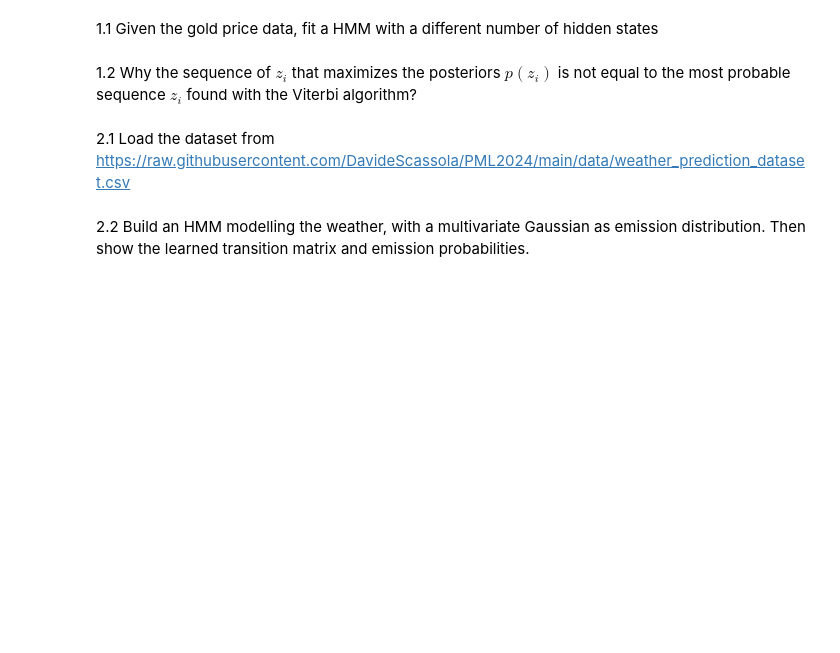
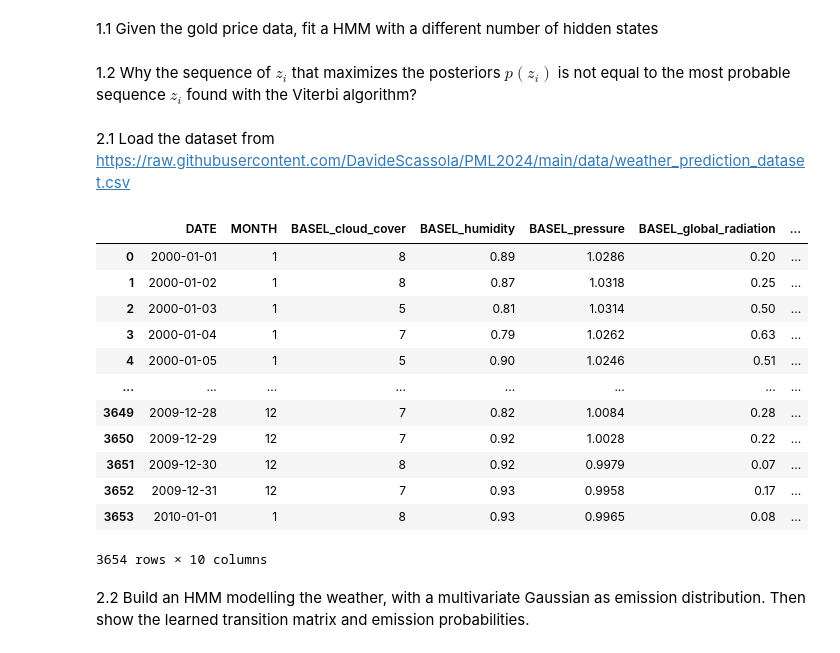
Before and after one commit to DavideScassola/PML2024, a Jupyter notebook: Notebooks/05_HMM.ipynb, the cells around one changed output. Saved outputs shown, nothing was run; the diff lists cells and outputs as text; code cells hidden in the pictures; blank space fills up the shorter version.

```diff
--- a/Notebooks/05_HMM.ipynb
+++ b/Notebooks/05_HMM.ipynb
@@ -194,5 +196,29 @@ _ = plt.colorbar()
 1.2 Why the sequence of $z_i$ that maximizes the posteriors $p(z_i)$ is not equal to the most probable sequence $z_i$ found with the Viterbi algorithm?
 # %% [markdown]
 2.1 Load the dataset from https://raw.githubusercontent.com/DavideScassola/PML2024/main/data/weather_prediction_dataset.csv
+# %%
+import pandas as pd
+import numpy as np
+from hmmlearn import hmm
+import matplotlib.pyplot as plt
+
+DATASET_URL = 'https://raw.githubusercontent.com/DavideScassola/PML2024/main/data/weather_prediction_dataset.csv'
+df = pd.read_csv(DATASET_URL)
+df['DATE'] = pd.to_datetime(df['DATE'])
+df
+# %% [output]
+|  | DATE | MONTH | BASEL_cloud_cover | BASEL_humidity | BASEL_pressure | BASEL_global_radiation | ... |
+| 0 | 2000-01-01 | 1 | 8 | 0.89 | 1.0286 | 0.20 | ... |
+| 1 | 2000-01-02 | 1 | 8 | 0.87 | 1.0318 | 0.25 | ... |
+| 2 | 2000-01-03 | 1 | 5 | 0.81 | 1.0314 | 0.50 | ... |
+| 3 | 2000-01-04 | 1 | 7 | 0.79 | 1.0262 | 0.63 | ... |
+| 4 | 2000-01-05 | 1 | 5 | 0.90 | 1.0246 | 0.51 | ... |
+| ... | ... | ... | ... | ... | ... | ... | ... |
+| 3649 | 2009-12-28 | 12 | 7 | 0.82 | 1.0084 | 0.28 | ... |
+| 3650 | 2009-12-29 | 12 | 7 | 0.92 | 1.0028 | 0.22 | ... |
+| 3651 | 2009-12-30 | 12 | 8 | 0.92 | 0.9979 | 0.07 | ... |
+| 3652 | 2009-12-31 | 12 | 7 | 0.93 | 0.9958 | 0.17 | ... |
+| 3653 | 2010-01-01 | 1 | 8 | 0.93 | 0.9965 | 0.08 | ... |
+3654 rows × 10 columns
 # %% [markdown]
 2.2 Build an HMM modelling the weather, with a multivariate Gaussian as emission distribution.  Then show the learned transition matrix and emission probabilities.
```
Also changed, not shown: parts of 5 cells of this notebook.
